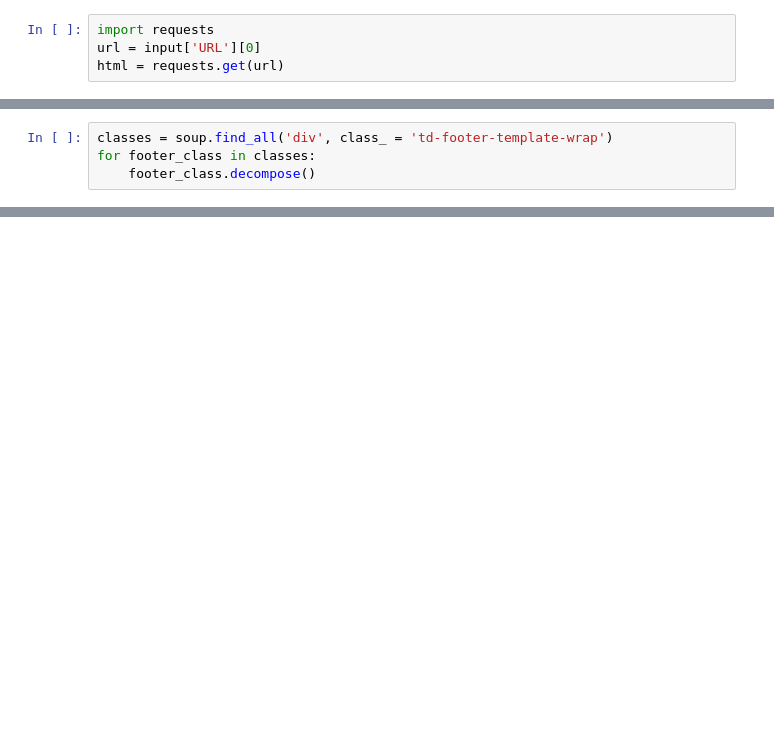
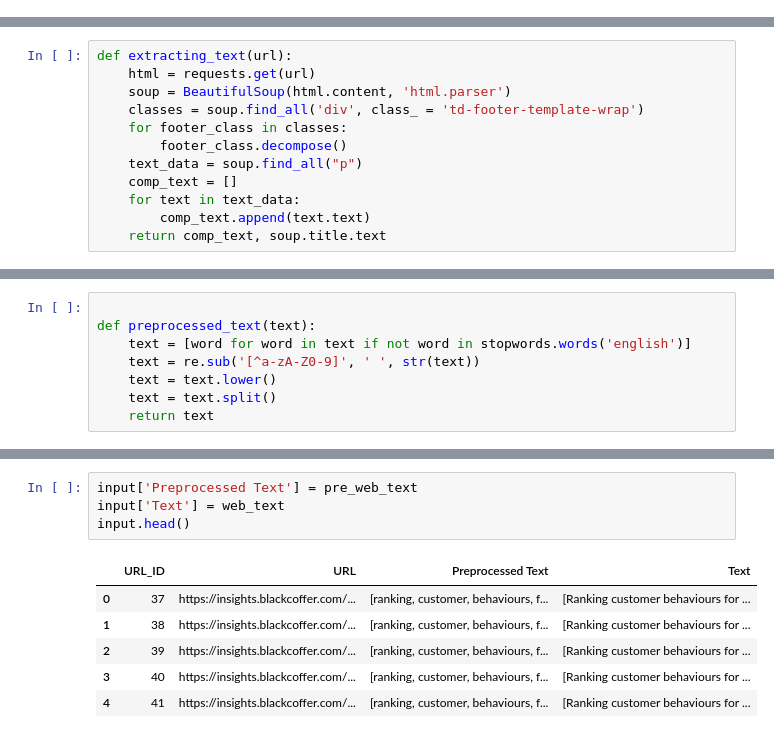
Before and after one commit to ysrastogi/nlp_feature_extraction, a Jupyter notebook: assign.ipynb, the cells around one changed output, grey strips where cells are left out. Drawn from its saved outputs; the diff is of its cells as text; blank space fills up the shorter version.

```diff
--- a/assign.ipynb
+++ b/assign.ipynb
@@ -11,7 +23,3 @@ input.head()
 | 2 | 39 | https://insights.blackcoffer.com/... |
 | 3 | 40 | https://insights.blackcoffer.com/... |
 | 4 | 41 | https://insights.blackcoffer.com/... |
-# %%
-import requests
-url = input['URL'][0]
-html = requests.get(url)
@@ -21,4 +26,12 @@ soup = BeautifulSoup(html.content, 'html.parser')
 # %%
-classes = soup.find_all('div', class_ = 'td-footer-template-wrap')
-for footer_class in classes:
-    footer_class.decompose()
+def extracting_text(url):
+    html = requests.get(url)
+    soup = BeautifulSoup(html.content, 'html.parser')
+    classes = soup.find_all('div', class_ = 'td-footer-template-wrap')
+    for footer_class in classes:
+        footer_class.decompose()
+    text_data = soup.find_all("p")
+    comp_text = []
+    for text in text_data:
+        comp_text.append(text.text)
+    return comp_text, soup.title.text
@@ -66,0 +43,8 @@ Considering the vast range of tasks that an AI can do, it is evident that it hol
+# %%
+
+def preprocessed_text(text):
+    text = [word for word in text if not word in stopwords.words('english')]
+    text = re.sub('[^a-zA-Z0-9]', ' ', str(text))
+    text = text.lower()
+    text = text.split()
+    return text
@@ -66,0 +62,11 @@ Considering the vast range of tasks that an AI can do, it is evident that it hol
+# %%
+input['Preprocessed Text'] = pre_web_text
+input['Text'] = web_text
+input.head()
+# %% [output]
+|  | URL_ID | URL | Preprocessed Text | Text |
+| 0 | 37 | https://insights.blackcoffer.com/... | [ranking, customer, behaviours, f... | [Ranking customer behaviours for ... |
+| 1 | 38 | https://insights.blackcoffer.com/... | [ranking, customer, behaviours, f... | [Ranking customer behaviours for ... |
+| 2 | 39 | https://insights.blackcoffer.com/... | [ranking, customer, behaviours, f... | [Ranking customer behaviours for ... |
+| 3 | 40 | https://insights.blackcoffer.com/... | [ranking, customer, behaviours, f... | [Ranking customer behaviours for ... |
+| 4 | 41 | https://insights.blackcoffer.com/... | [ranking, customer, behaviours, f... | [Ranking customer behaviours for ... |
```
Also changed, not shown: parts of 16 cells of this notebook.
